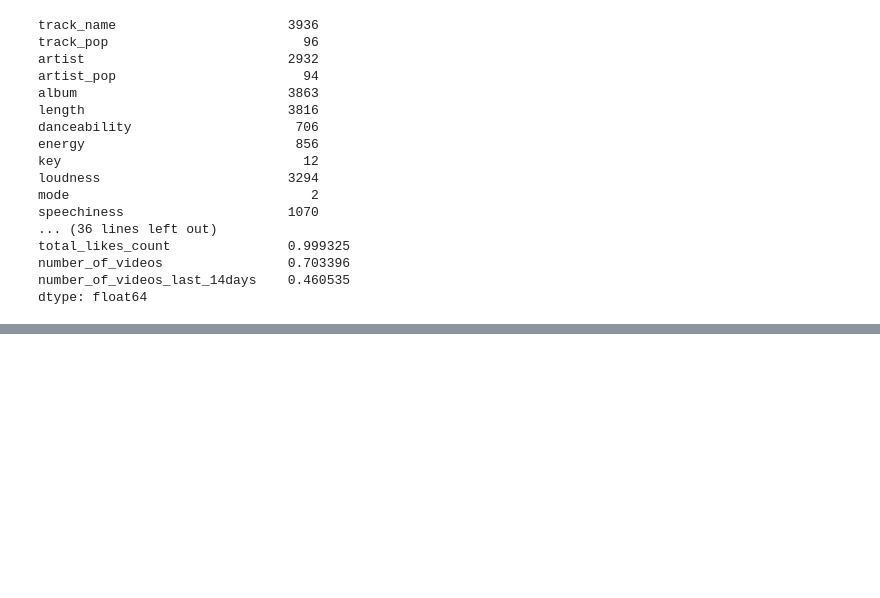
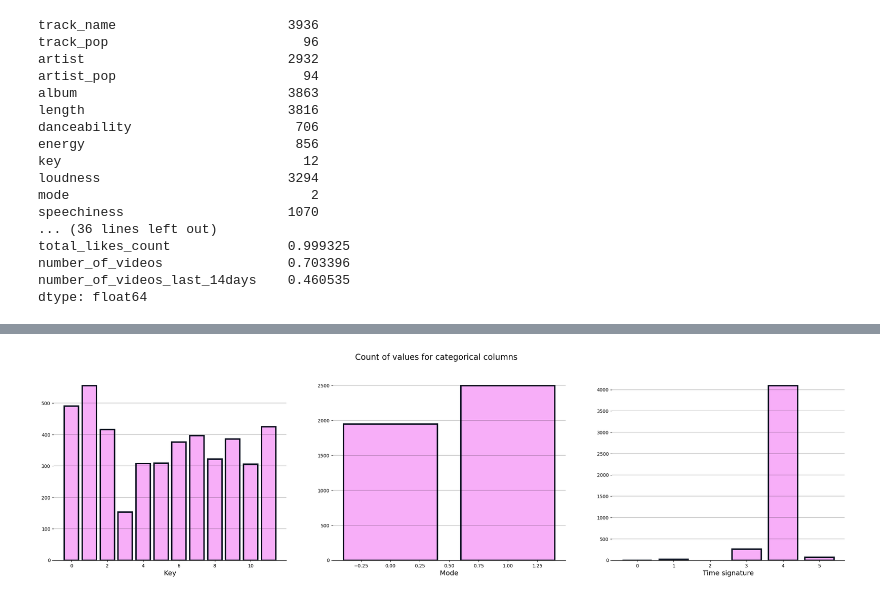
Before and after one commit to omersideman/ai-project, a Jupyter notebook: notebooks/data_analysis.ipynb, the cells around one changed output, grey strips where cells are left out. Drawn from its saved outputs; the diff is of its cells as text; code cells hidden in the pictures; blank space fills up the shorter version.

```diff
--- a/notebooks/data_analysis.ipynb
+++ b/notebooks/data_analysis.ipynb
@@ -102,0 +106,17 @@ for col in df.select_dtypes(include=['float64', 'int64']).columns:
+# %%
+# distribution graphs for categorical columns
+
+cols = ['key', 'mode', 'time_signature']
+
+
+fig, ax = plt.subplots(1, 3, figsize=(30, 7))
+
+for i, col in enumerate(cols):
+
+    count(df, col, ax[i])
+
+fig.suptitle("Count of values for categorical columns", size="xx-large")
+
+plt.show()
+# %% [output]
+[figure, added]
```
Also changed, not shown: parts of 7 cells of this notebook, 5 other files.
